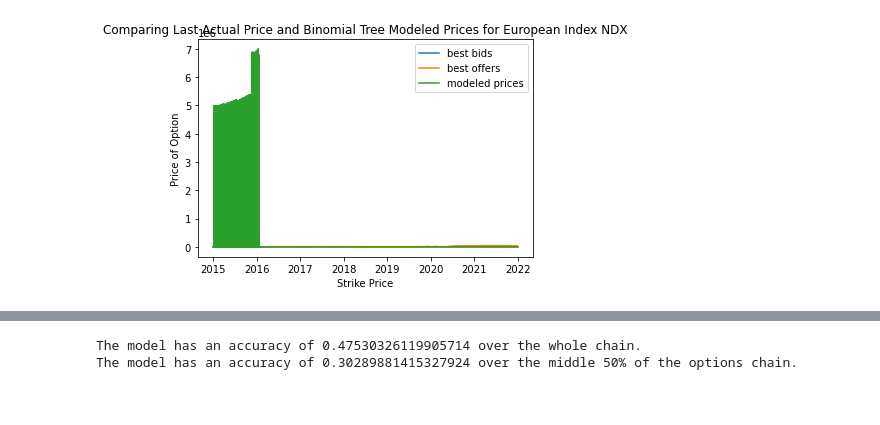
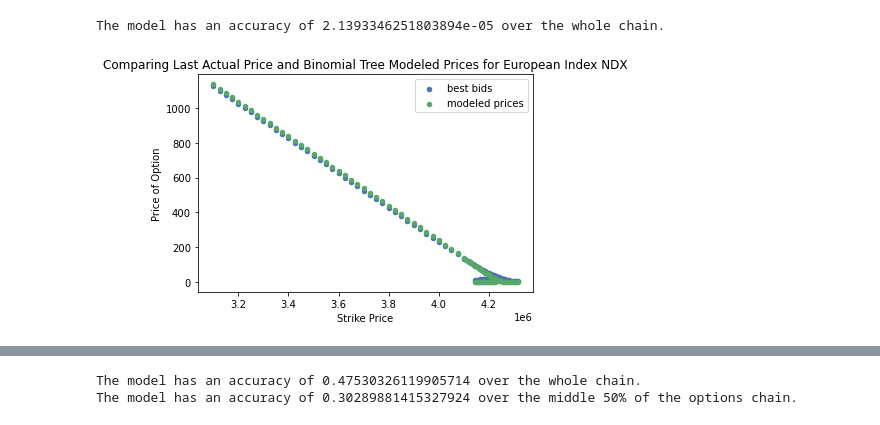
Before and after one commit to ili23/CDS-QF-Options-Pricing-Model, a Jupyter notebook: binomial_model.ipynb, the cells around one changed output, grey strips where cells are left out. Saved outputs shown, nothing was run; the diff lists cells and outputs as text; code cells hidden in the pictures.

```diff
--- a/binomial_model.ipynb
+++ b/binomial_model.ipynb
@@ -30,6 +29,7 @@ eu_df = pd.merge(eu_df, rf_df, left_on="rf_join_date", right_on="DATE")
 eu_df = pd.merge(eu_df, european_index_df, left_on="date", right_on="Date")
 eu_df = eu_df[["date", "exdate", "symbol", "cp_flag", "strike_price", "best_bid", "best_offer", "tte", "Close/Last", "FEDFUNDS", "volatility"]]
 eu_df["modeled_price"] = 0 #temporary placeholder
+eu_df["percent_error"] = 0
 eu_df.head()
 # %% [output]
 |  | date | exdate | symbol | cp_flag | strike_price | best_bid | best_offer | tte | Close/Last | FEDFUNDS | ... |
@@ -106,25 +102,32 @@ def simple_european_binomial_model(n_steps, vol, underlying_price, strike, tte,
 # %%
 #To test other models, just change the parameters needed, docs will be added later
-for i in range(0,10000):
+print("The model has an accuracy of " + str(eu_df["percent_error"].mean()) + " over the whole chain.")
+eu_copy = eu_df[eu_df["modeled_price"] >0]
+
+for i in range(0,700):
   vol = eu_df["volatility"][i]
   stock_price = eu_df["Close/Last"][i]
   strike = eu_df["strike_price"][i]/1000
   tte = eu_df["tte"][i].days
   int_rate = eu_df["FEDFUNDS"][i]
   call = True if eu_df["cp_flag"][i] == 'C' else False
   eu_df["modeled_price"][i] = simple_european_binomial_model(30,vol,stock_price,strike,tte,int_rate,call)
+  eu_df["percent_error"][i] = abs((eu_df['best_bid'][i] - eu_df["modeled_price"][i])/eu_df['best_bid'][i])
 
-
-plt.plot(eu_df['date'].to_numpy(),eu_df['best_bid'].to_numpy(),label="best bids")
-plt.plot(eu_df['date'].to_numpy(),eu_df['best_offer'].to_numpy(),label="best offers")
-plt.plot(eu_df['date'].to_numpy(),eu_df["modeled_price"].to_numpy(),label="modeled prices")
+plt.style.use('seaborn-deep')
+plt.scatter(eu_copy['strike_price'][0:100].to_numpy(),eu_copy['best_bid'][0:100].to_numpy(),label="best bids", s=20)
+plt.scatter(eu_copy['strike_price'][0:100].to_numpy(),eu_copy["modeled_price"][0:100].to_numpy(),label="modeled prices", s=20)
 plt.title('Comparing Last Actual Price and Binomial Tree Modeled Prices for European Index NDX')
 plt.ylabel('Price of Option')
+
 plt.xlabel('Strike Price')
+ax = plt.axes()
+ax.set_facecolor('white')
 plt.legend()
 plt.show()
 # %% [output]
+The model has an accuracy of 2.1393346251803894e-05 over the whole chain.
-[figure, old version]
+[figure, new version]
 # %%
 eu_df.head()
 # %% [output]
```
Also changed, not shown: parts of 4 cells of this notebook.
